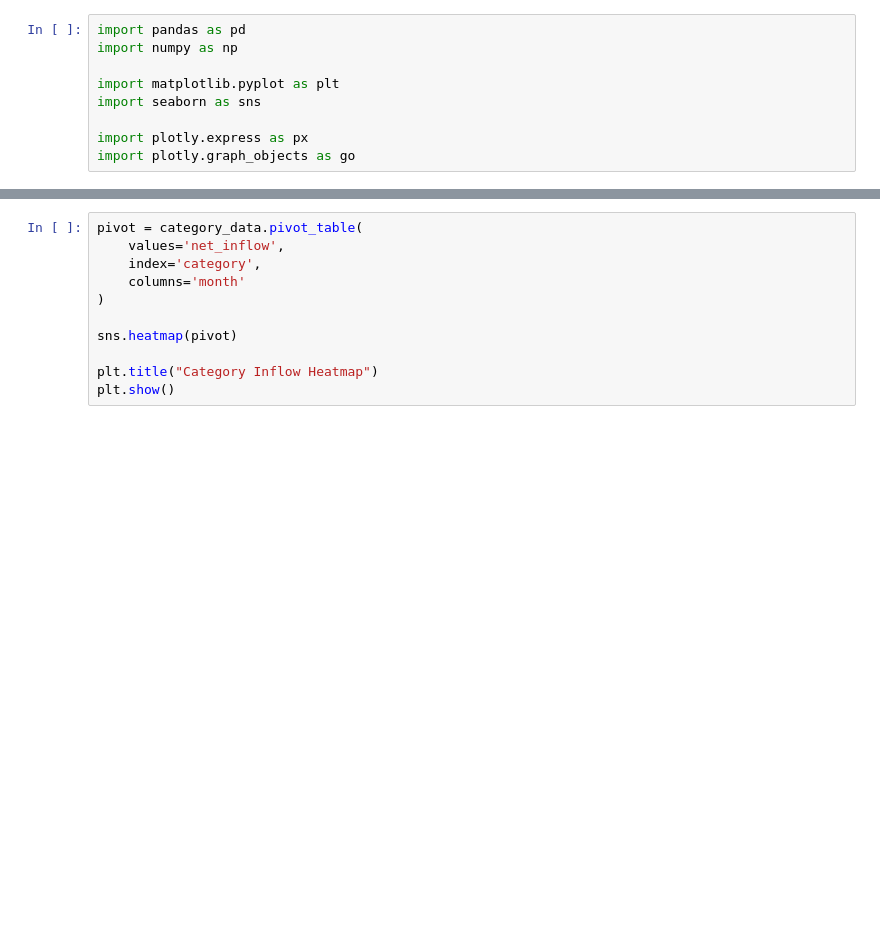
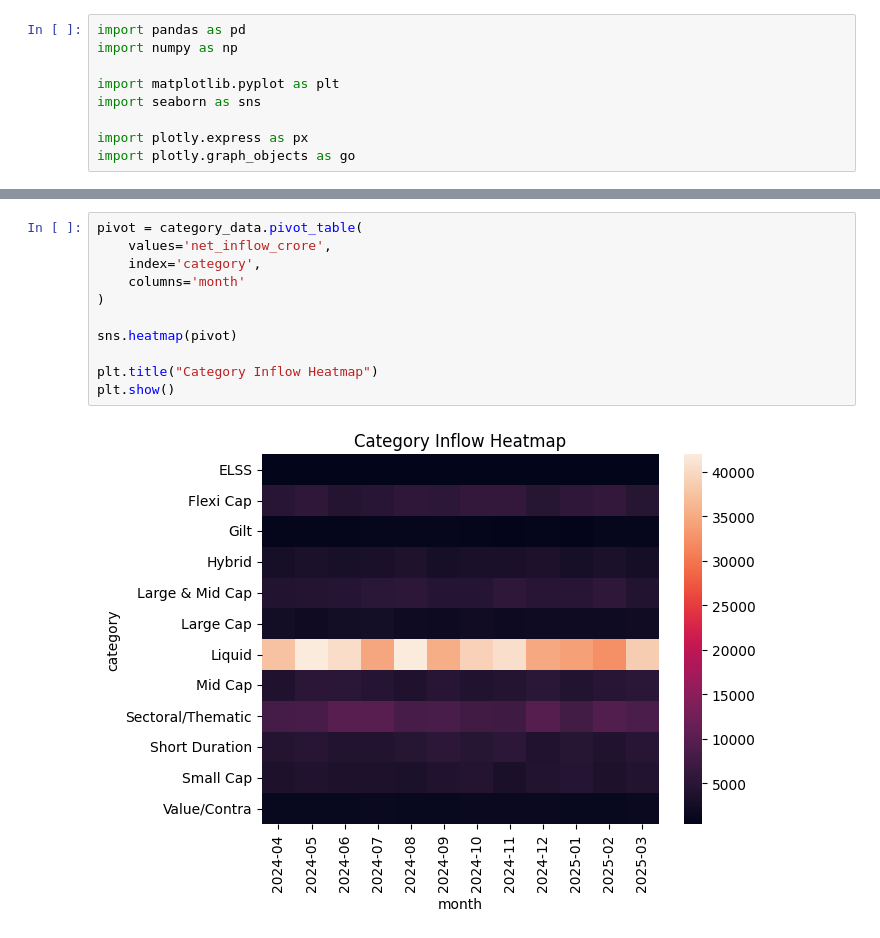
Before and after one commit to bhargavi564/mutual-fund-analytics, a Jupyter notebook: notebooks/EDA_Analysis.ipynb, the cells around one changed output, grey strips where cells are left out. Saved outputs shown, nothing was run; the diff lists cells and outputs as text; blank space fills up the shorter version.

```diff
--- a/notebooks/EDA_Analysis.ipynb
+++ b/notebooks/EDA_Analysis.ipynb
@@ -50,14 +79,16 @@ plt.show()
 # %%
 pivot = category_data.pivot_table(
-    values='net_inflow',
+    values='net_inflow_crore',
     index='category',
     columns='month'
 )
 
 sns.heatmap(pivot)
 
 plt.title("Category Inflow Heatmap")
 plt.show()
+# %% [output]
+[figure, added]
 # %%
 age_counts = investors['age_group'].value_counts()
 
```
Also changed, not shown: parts of 21 cells of this notebook, 16 other files.
